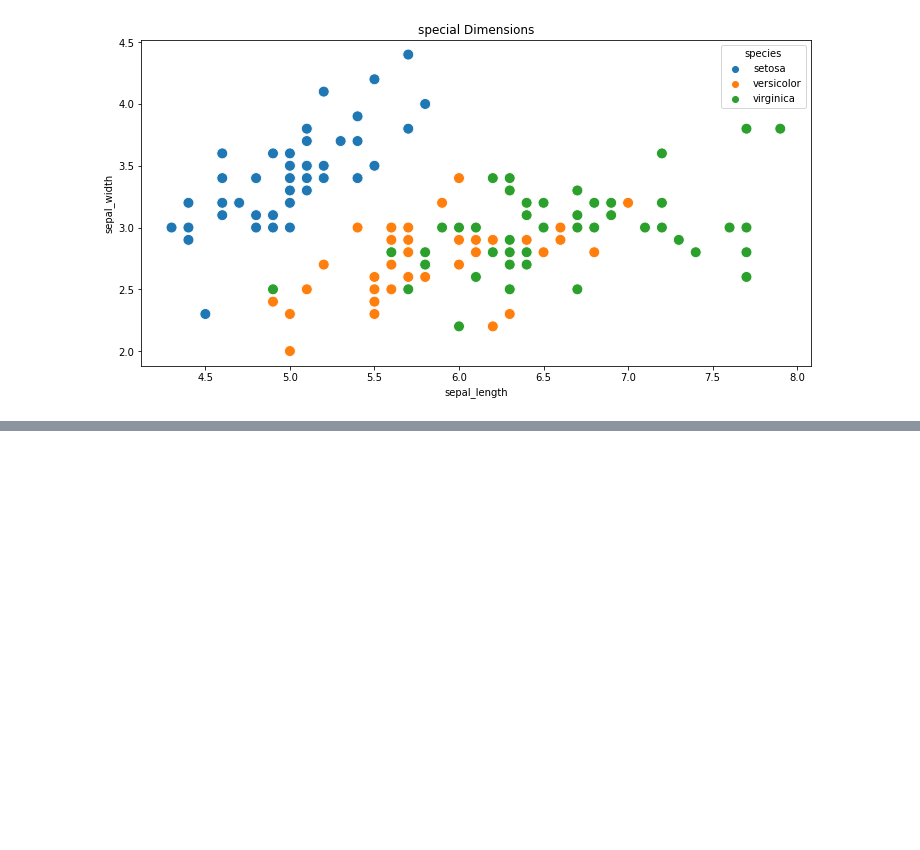
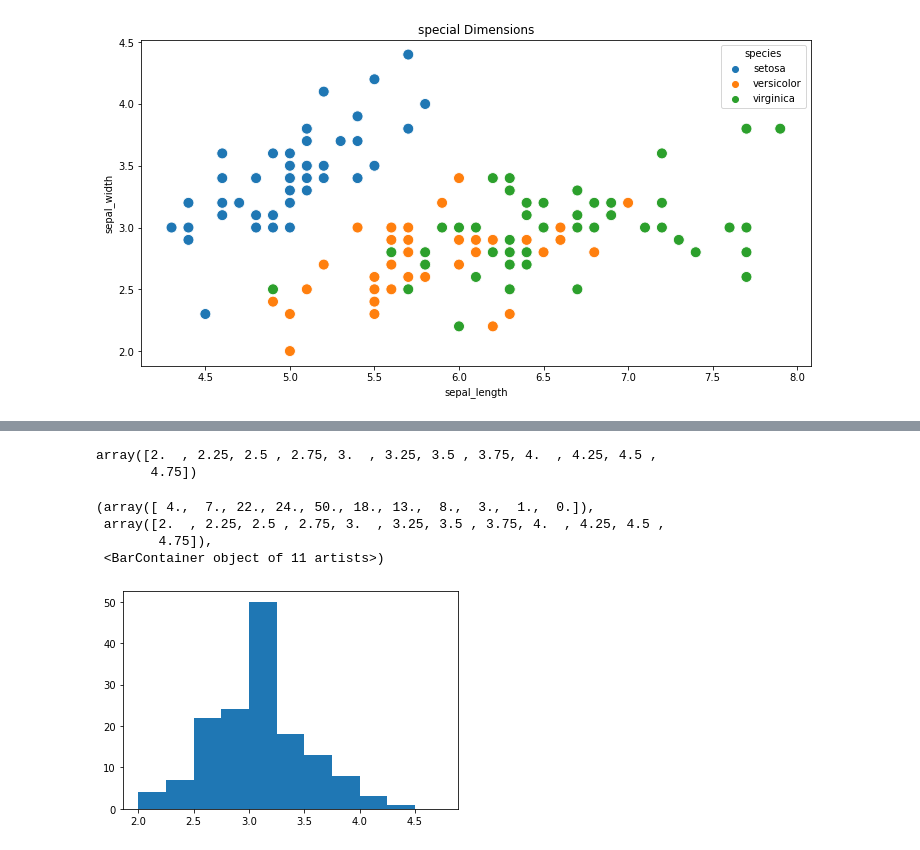
Before and after one commit to srikrishna-stack/Data-analytics---python, a Jupyter notebook: pandas.ipynb, the cells around one changed output, grey strips where cells are left out. Drawn from its saved outputs; the diff is of its cells as text; code cells hidden in the pictures; blank space fills up the shorter version.

```diff
--- a/pandas.ipynb
+++ b/pandas.ipynb
@@ -268,0 +314,15 @@ sns.scatterplot(flowers_df.sepal_length,flowers_df.sepal_width,hue=flowers_df.sp
+# %%
+import numpy as np
+np.arange(2,5,0.25)
+# %% [output]
+array([2.  , 2.25, 2.5 , 2.75, 3.  , 3.25, 3.5 , 3.75, 4.  , 4.25, 4.5 ,
+       4.75])
+# %%
+import numpy as np
+plt.hist(flowers_df.sepal_width,bins=np.arange(2,5,0.25))
+# %% [output]
+(array([ 4.,  7., 22., 24., 50., 18., 13.,  8.,  3.,  1.,  0.]),
+ array([2.  , 2.25, 2.5 , 2.75, 3.  , 3.25, 3.5 , 3.75, 4.  , 4.25, 4.5 ,
+        4.75]),
+ <BarContainer object of 11 artists>)
+[figure, added]
```
Also changed, not shown: parts of 14 cells of this notebook.
